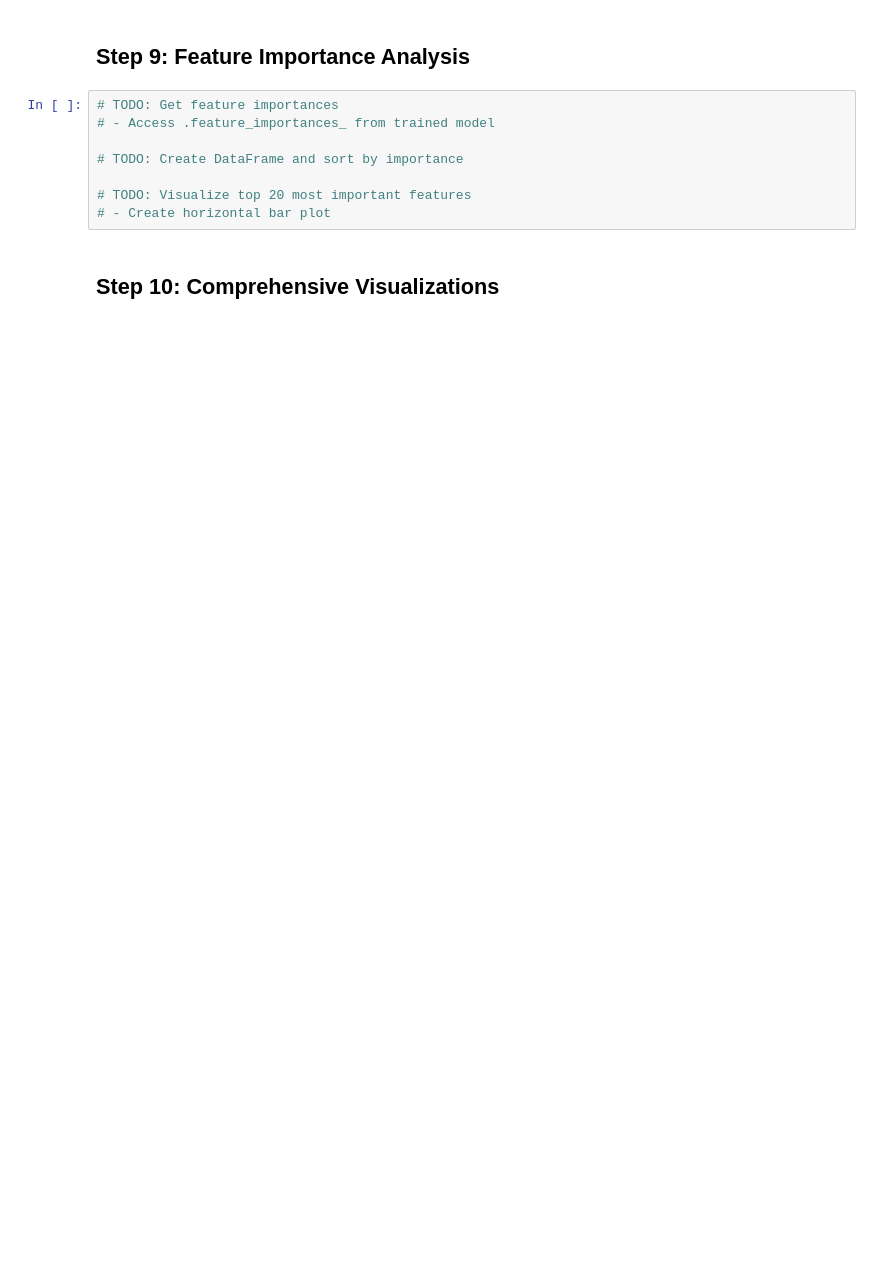
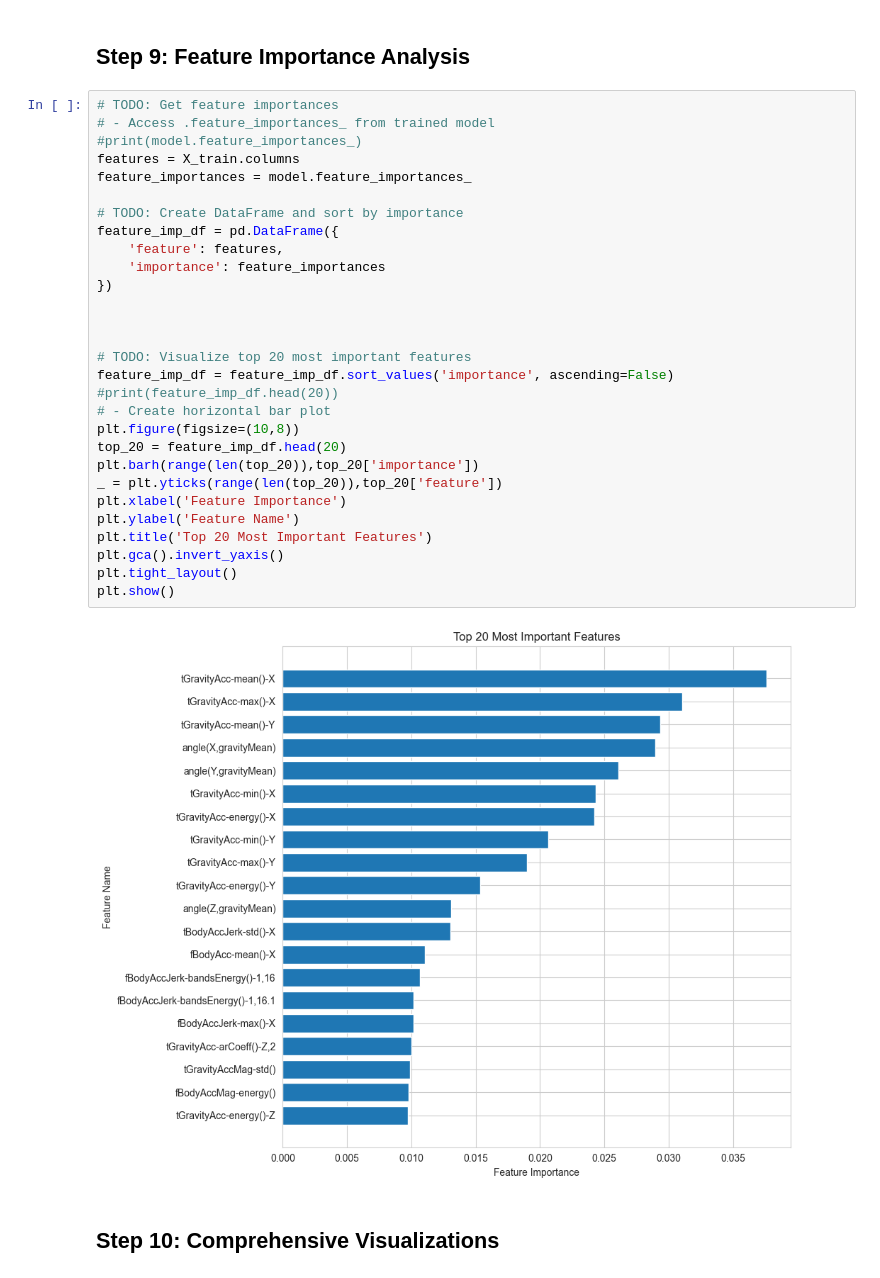
Before and after one commit to crawfordb2026/activity-forest, a Jupyter notebook: notebooks/01_HAR_Classification_Starter.ipynb, the cells around one changed output. Drawn from its saved outputs; the diff is of its cells as text; blank space fills up the shorter version.

```diff
--- a/notebooks/01_HAR_Classification_Starter.ipynb
+++ b/notebooks/01_HAR_Classification_Starter.ipynb
@@ -198,13 +234,36 @@ from sklearn.metrics import confusion_matrix, classification_report
 # %% [markdown]
 ## Step 9: Feature Importance Analysis
-# %%
-# TODO: Get feature importances
-# - Access .feature_importances_ from trained model
-
-# TODO: Create DataFrame and sort by importance
-
-# TODO: Visualize top 20 most important features
-# - Create horizontal bar plot
+# %%
+# TODO: Get feature importances
+# - Access .feature_importances_ from trained model
+#print(model.feature_importances_)
+features = X_train.columns
+feature_importances = model.feature_importances_
+
+# TODO: Create DataFrame and sort by importance
+feature_imp_df = pd.DataFrame({
+    'feature': features,
+    'importance': feature_importances
+})
+
+
+
+# TODO: Visualize top 20 most important features
+feature_imp_df = feature_imp_df.sort_values('importance', ascending=False)
+#print(feature_imp_df.head(20))
+# - Create horizontal bar plot
+plt.figure(figsize=(10,8))
+top_20 = feature_imp_df.head(20)
+plt.barh(range(len(top_20)),top_20['importance'])
+_ = plt.yticks(range(len(top_20)),top_20['feature'])
+plt.xlabel('Feature Importance')
+plt.ylabel('Feature Name')
+plt.title('Top 20 Most Important Features')
+plt.gca().invert_yaxis()
+plt.tight_layout()
+plt.show()
+# %% [output]
+[figure, added]
 # %% [markdown]
 ## Step 10: Comprehensive Visualizations
 # %%
```
Also changed, not shown: parts of 5 cells of this notebook.
